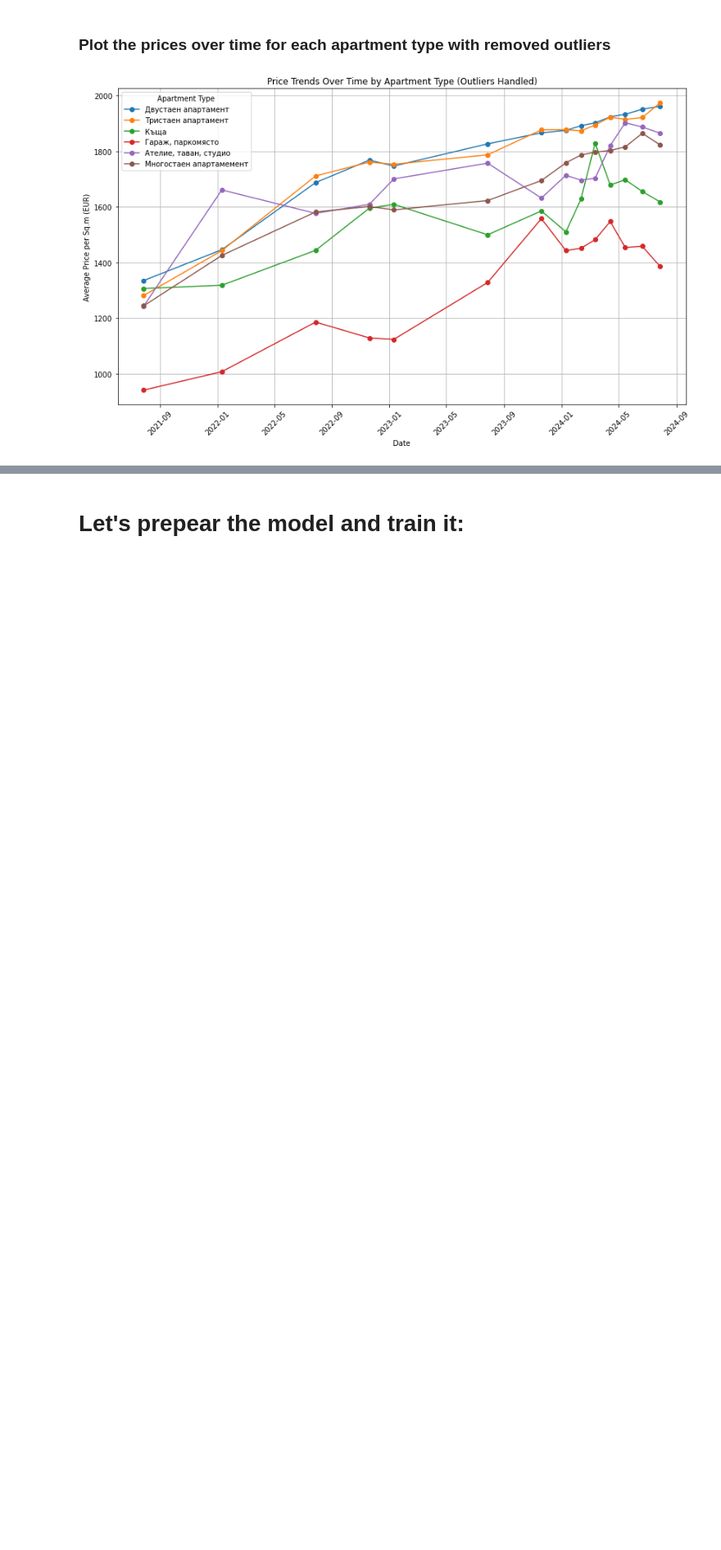
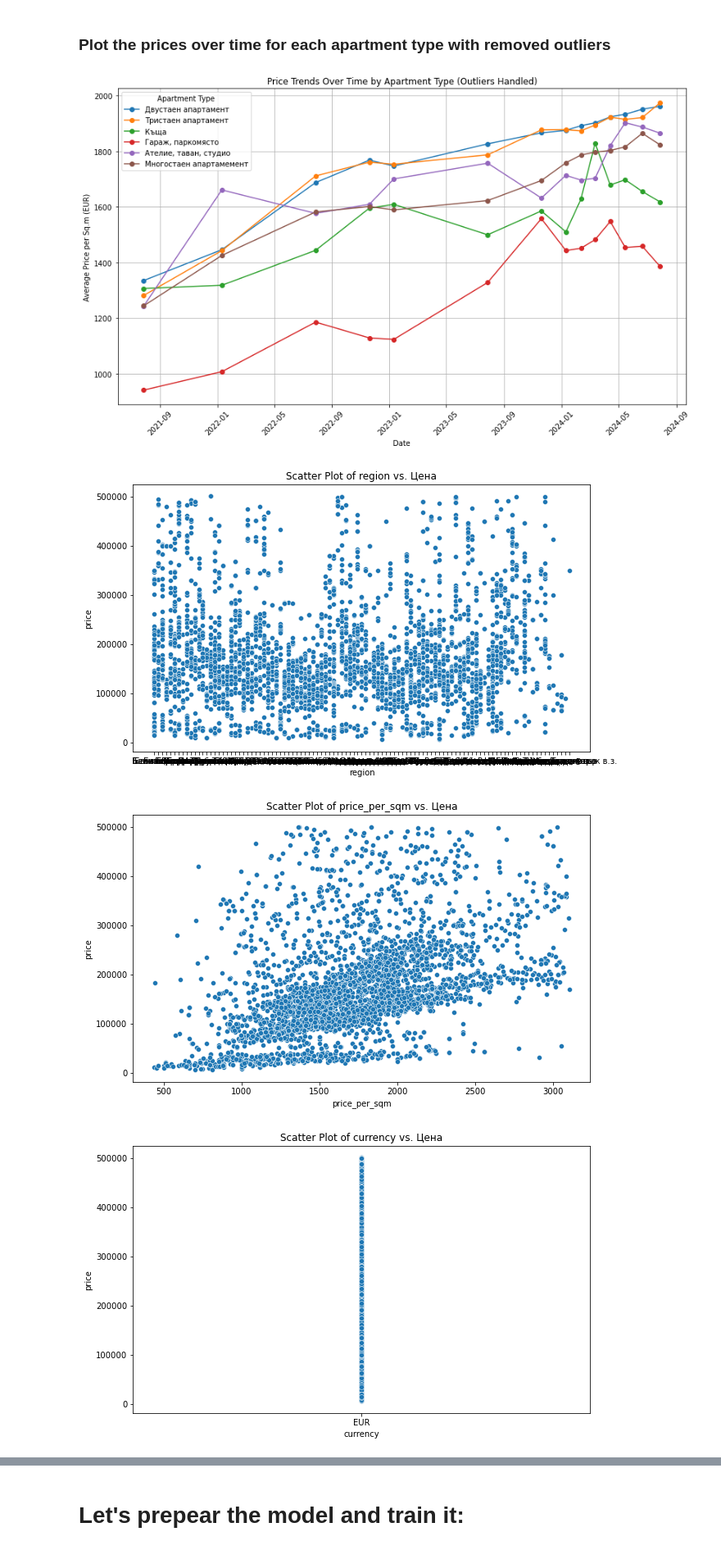
Before and after one commit to GalkaKG/Predicting-Sofia-Real-Estate-Prices, a Jupyter notebook: first_dataset_eda_and_modeling.ipynb, the cells around one changed output, grey strips where cells are left out. Shown: that part at 82% size. Drawn from its saved outputs; the diff is of its cells as text; code cells hidden in the pictures; blank space fills up the shorter version.

```diff
--- a/first_dataset_eda_and_modeling.ipynb
+++ b/first_dataset_eda_and_modeling.ipynb
@@ -411,0 +415,14 @@ plt.show()
+# %%
+# Scatter plots for each independent variable vs. dependent variable
+independent_vars = [col for col in combined_df.columns if col != 'price']
+for var in independent_vars:
+    plt.figure(figsize=(10, 6))
+    sns.scatterplot(x=combined_df[var], y=combined_df['price'])
+    plt.title(f'Scatter Plot of {var} vs. Цена')
+    plt.xlabel(var)
+    plt.ylabel('price')
+    plt.show()
+# %% [output]
+[figure, added]
+[figure, added]
+[figure, added]
```
Also changed, not shown: parts of 9 cells of this notebook, 2 other files.
